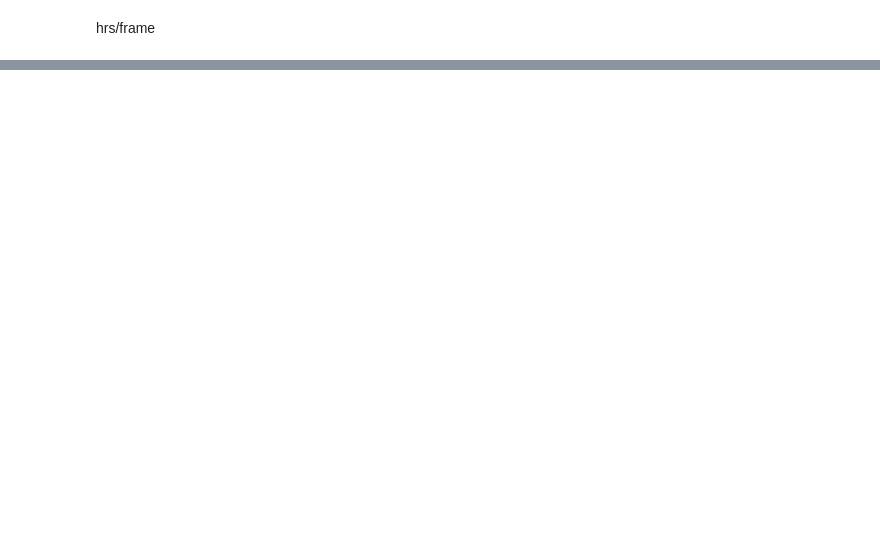
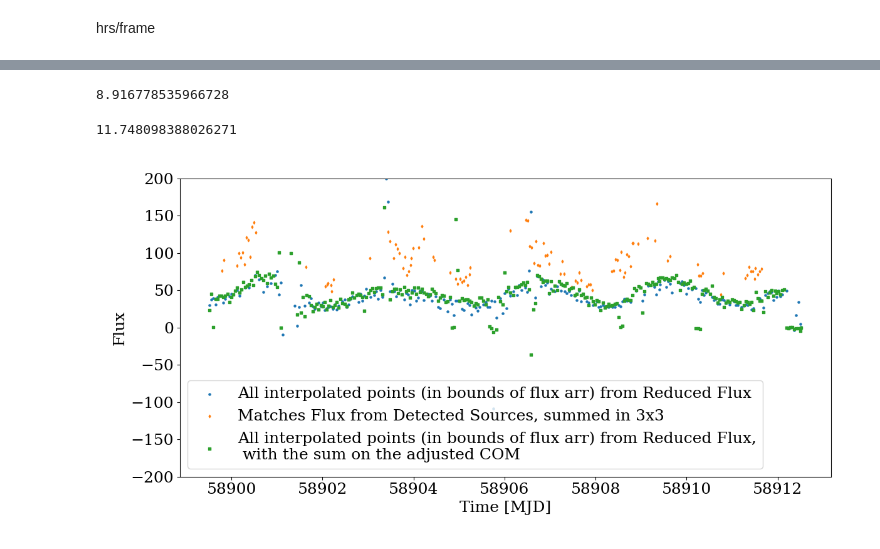
Before and after one commit to ble61/ASTR480, a Jupyter notebook: Test Code/allDataTest.ipynb, the cells around one changed output, grey strips where cells are left out. Saved outputs shown, nothing was run; the diff lists cells and outputs as text; code cells hidden in the pictures; blank space fills up the shorter version.

```diff
--- a/Test Code/allDataTest.ipynb
+++ b/Test Code/allDataTest.ipynb
@@ -204,26 +260,33 @@ for f,y,x in zip(fsIn, ysIn, xsIn): #????looks like x and y is flipped
+# %%
+allFluxes[10, allFluxes.shape[1]-1, 3]
+# %% [output]
+8.916778535966728
 # %%
 pSize = 5
 fig, ax = plt.subplots(1,1,figsize=(12,6))
 ax.set_xlabel("Time [MJD]")
 ax.set_ylabel("Flux")
 
 ax.scatter(frameTimes[fsIn], sumFluxes, s=pSize, label = "All interpolated points (in bounds of flux arr) from Reduced Flux ")
 
 ax.scatter(matchedNamePos["Time"]-timeOffset, matchedNamePos["flux"], s=pSize,marker="d", label = f"Matches Flux from Detected Sources, summed in 3x3")
 
 ax.scatter(frameTimes[fsIn[:len(sumFluxesCom)]], sumFluxesCom, s=pSize, marker ="s", label = "All interpolated points (in bounds of flux arr) from Reduced Flux,\n with the sum on the adjusted COM ")
 
 matchedMeanFlux = np.mean(matchedNamePos["flux"])
 
-# ax.scatter(matchedNamePos["Time"]-timeOffset, matchedNamePos["flux"]-matchedMeanFlux, s=pSize, label = f"Matches Flux from Detected Sources (around 0 by subtracting mean = {matchedMeanFlux.round(2)})")
+### ax.scatter(matchedNamePos["Time"]-timeOffset, matchedNamePos["flux"]-matchedMeanFlux, s=pSize, label = f"Matches Flux from Detected Sources (around 0 by subtracting mean = {matchedMeanFlux.round(2)})")
 
 
-
+ax.set_ylim(-200,200)
 ax.legend()
 
 
 
 np.mean(sumFluxesCom)-np.mean(sumFluxes)
+# %% [output]
+11.748098388026271
+[figure, added]
 # %%
 
 detectedPix = SkyCoord(matchedNamePos["RA"], matchedNamePos["Dec"], unit="deg" )
```
Also changed, not shown: parts of 11 cells of this notebook, 9 other files.
